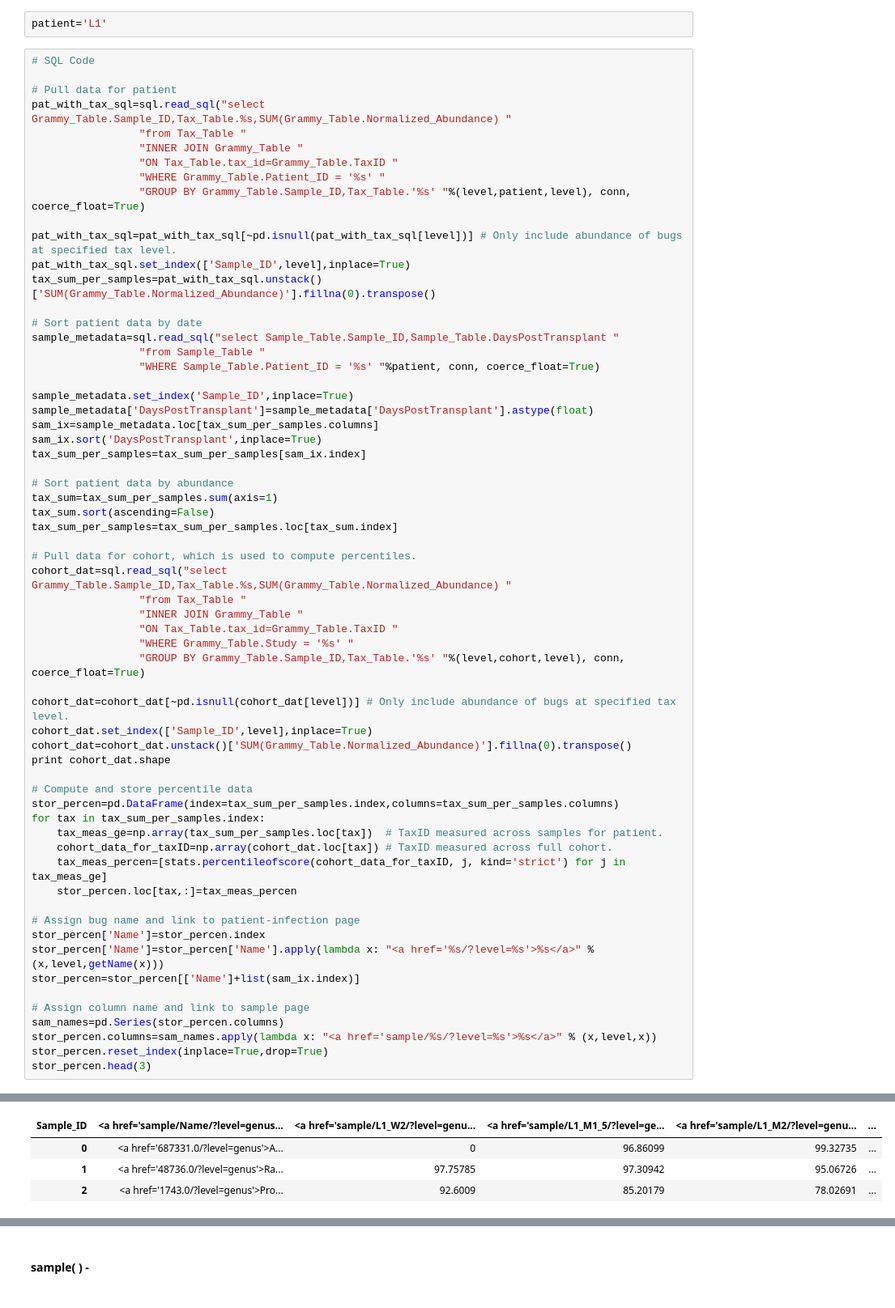
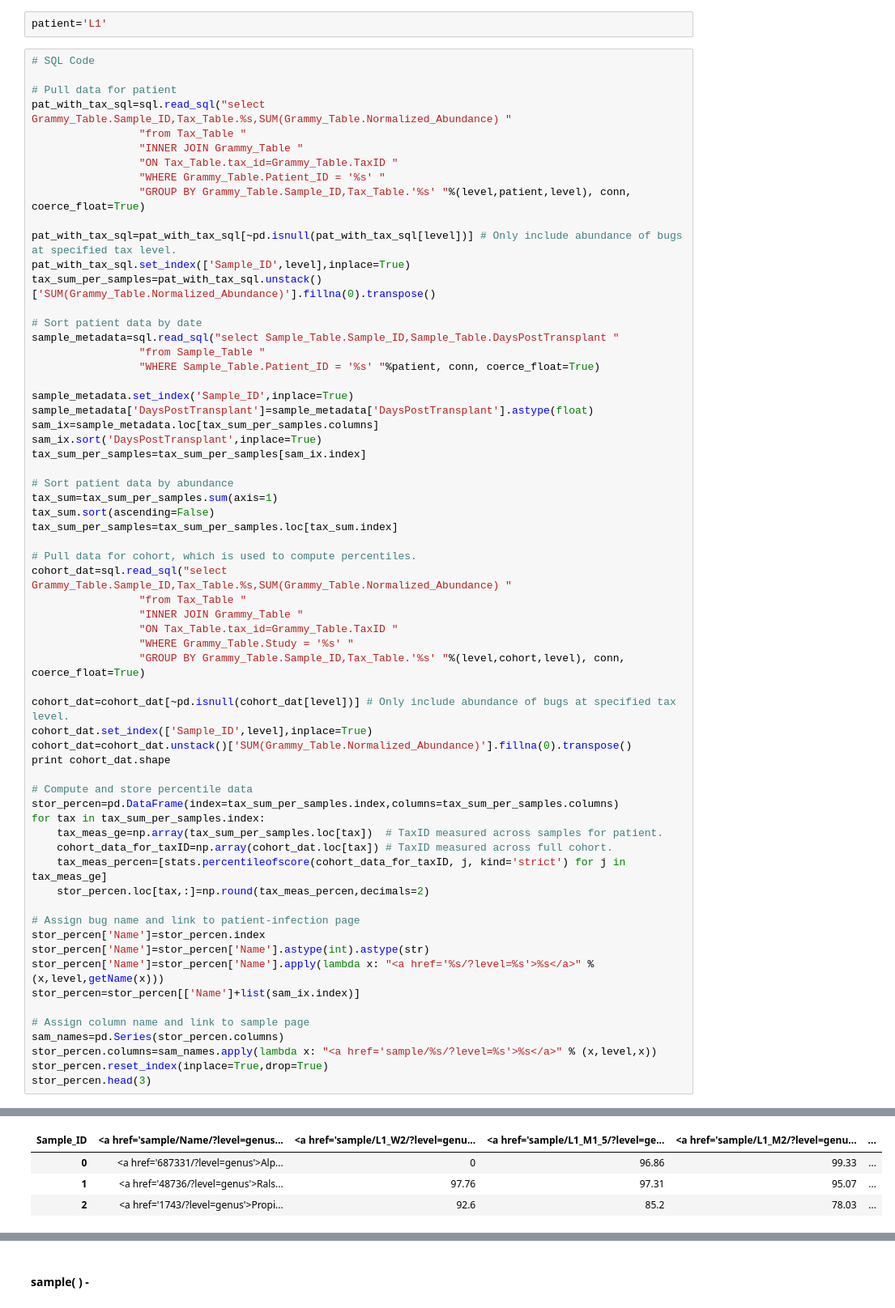
Before and after one commit to lmart999/CS229, a Jupyter notebook: ie_sql.ipynb, the cells around one changed output, grey strips where cells are left out. Shown at 81% size. Drawn from its saved outputs; the diff is of its cells as text.

```diff
--- a/ie_sql.ipynb
+++ b/ie_sql.ipynb
@@ -332,35 +332,36 @@ cohort_dat=sql.read_sql("select Grammy_Table.Sample_ID,Tax_Table.%s,SUM(Grammy_T
                  "INNER JOIN Grammy_Table "
                  "ON Tax_Table.tax_id=Grammy_Table.TaxID "
                  "WHERE Grammy_Table.Study = '%s' "
                  "GROUP BY Grammy_Table.Sample_ID,Tax_Table.'%s' "%(level,cohort,level), conn, coerce_float=True)
 
 cohort_dat=cohort_dat[~pd.isnull(cohort_dat[level])] # Only include abundance of bugs at specified tax level.
 cohort_dat.set_index(['Sample_ID',level],inplace=True)
 cohort_dat=cohort_dat.unstack()['SUM(Grammy_Table.Normalized_Abundance)'].fillna(0).transpose()
 print cohort_dat.shape
 
 # Compute and store percentile data
 stor_percen=pd.DataFrame(index=tax_sum_per_samples.index,columns=tax_sum_per_samples.columns)
 for tax in tax_sum_per_samples.index:
     tax_meas_ge=np.array(tax_sum_per_samples.loc[tax])  # TaxID measured across samples for patient.
     cohort_data_for_taxID=np.array(cohort_dat.loc[tax]) # TaxID measured across full cohort.
     tax_meas_percen=[stats.percentileofscore(cohort_data_for_taxID, j, kind='strict') for j in tax_meas_ge]
-    stor_percen.loc[tax,:]=tax_meas_percen
+    stor_percen.loc[tax,:]=np.round(tax_meas_percen,decimals=2)
 
 # Assign bug name and link to patient-infection page
 stor_percen['Name']=stor_percen.index
+stor_percen['Name']=stor_percen['Name'].astype(int).astype(str)
 stor_percen['Name']=stor_percen['Name'].apply(lambda x: "<a href='%s/?level=%s'>%s</a>" % (x,level,getName(x)))
 stor_percen=stor_percen[['Name']+list(sam_ix.index)]
 
 # Assign column name and link to sample page
 sam_names=pd.Series(stor_percen.columns)
 stor_percen.columns=sam_names.apply(lambda x: "<a href='sample/%s/?level=%s'>%s</a>" % (x,level,x))
 stor_percen.reset_index(inplace=True,drop=True)
 stor_percen.head(3)
 # %% [output]
 (651, 446)
 | Sample_ID | <a href='sample/Name/?level=genus... | <a href='sample/L1_W2/?level=genu... | <a href='sample/L1_M1_5/?level=ge... | <a href='sample/L1_M2/?level=genu... | ... |
-| 0 | <a href='687331.0/?level=genus'>A... | 0 | 96.86099 | 99.32735 | ... |
-| 1 | <a href='48736.0/?level=genus'>Ra... | 97.75785 | 97.30942 | 95.06726 | ... |
-| 2 | <a href='1743.0/?level=genus'>Pro... | 92.6009 | 85.20179 | 78.02691 | ... |
+| 0 | <a href='687331/?level=genus'>Alp... | 0 | 96.86 | 99.33 | ... |
+| 1 | <a href='48736/?level=genus'>Rals... | 97.76 | 97.31 | 95.07 | ... |
+| 2 | <a href='1743/?level=genus'>Propi... | 92.6 | 85.2 | 78.03 | ... |
 3 rows × 9 columns
```
Also changed, not shown: parts of 7 cells of this notebook.
